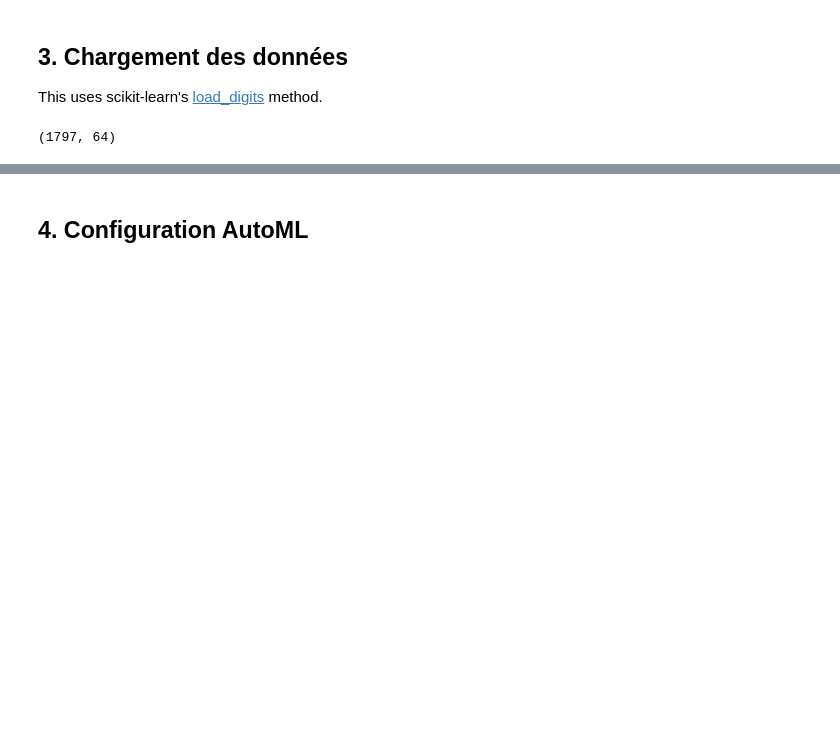
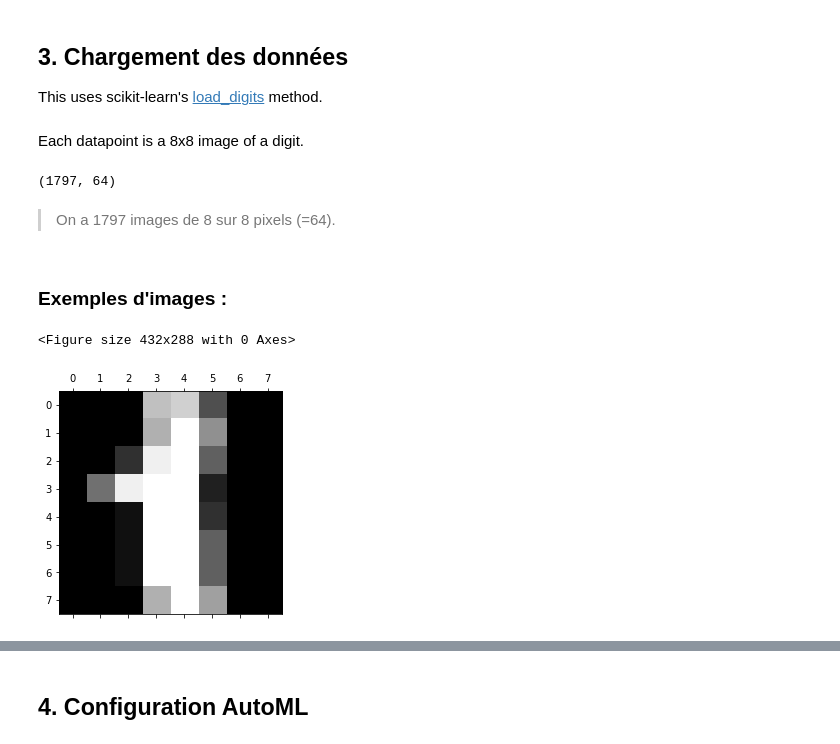
Before and after one commit to zimaxeg/Workshop_AzureML_2019, a Jupyter notebook: 2. AutoML Classification.ipynb, the cells around one changed output, grey strips where cells are left out. Drawn from its saved outputs; the diff is of its cells as text; code cells hidden in the pictures; blank space fills up the shorter version.

```diff
--- a/2. AutoML Classification.ipynb
+++ b/2. AutoML Classification.ipynb
@@ -72,6 +72,8 @@ pd.DataFrame(data = output, index = ['']).T
 ## 3. Chargement des données
 
 This uses scikit-learn's [load_digits](http://scikit-learn.org/stable/modules/generated/sklearn.datasets.load_digits.html) method.
+# %% [markdown]
+Each datapoint is a 8x8 image of a digit.
 # %%
 from sklearn import datasets
 
@@ -84,3 +86,15 @@ y_train = digits.target[100:]
 print(digits.data.shape)
 # %% [output]
 (1797, 64)
+# %% [markdown]
+> On a 1797 images de 8 sur 8 pixels (=64).
+# %% [markdown]
+### Exemples d'images :
+# %%
+import matplotlib.pyplot as plt
+plt.gray()
+plt.matshow(digits.images[1])
+plt.show()
+# %% [output]
+<Figure size 432x288 with 0 Axes>
+[figure, added]
```
Also changed, not shown: parts of 1 cell of this notebook.
